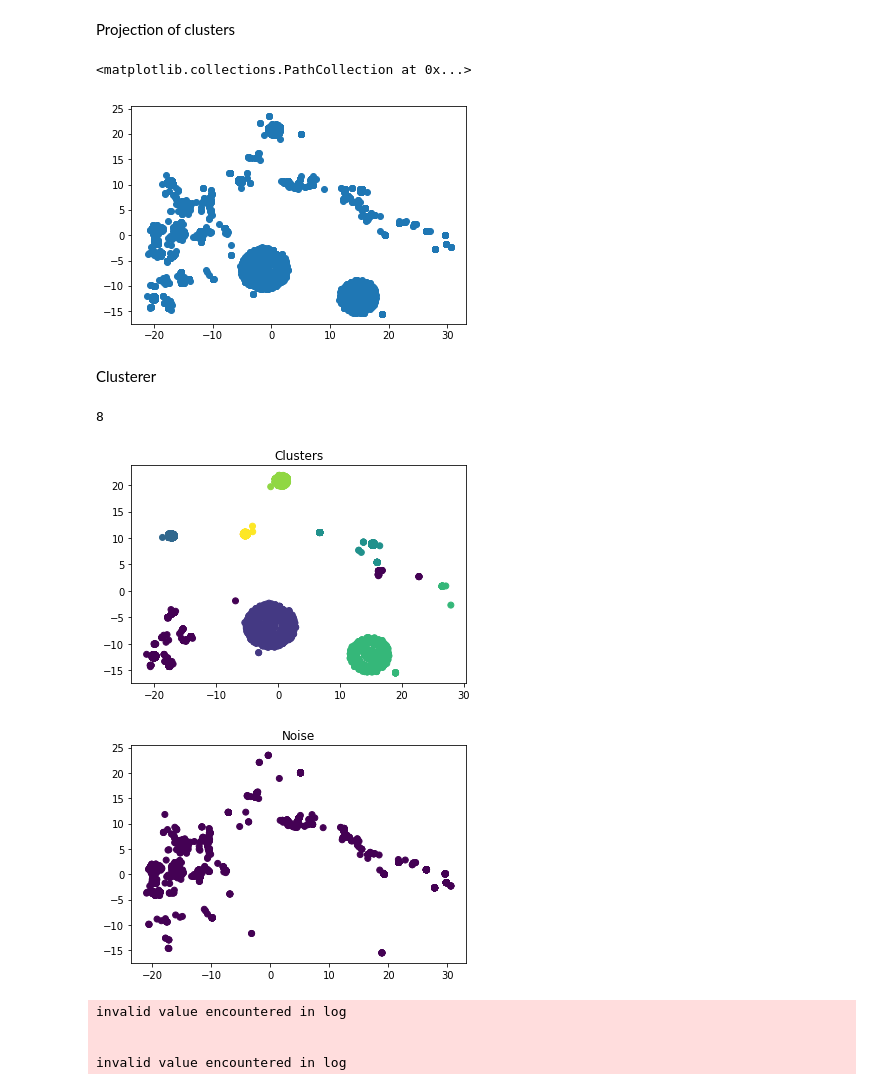
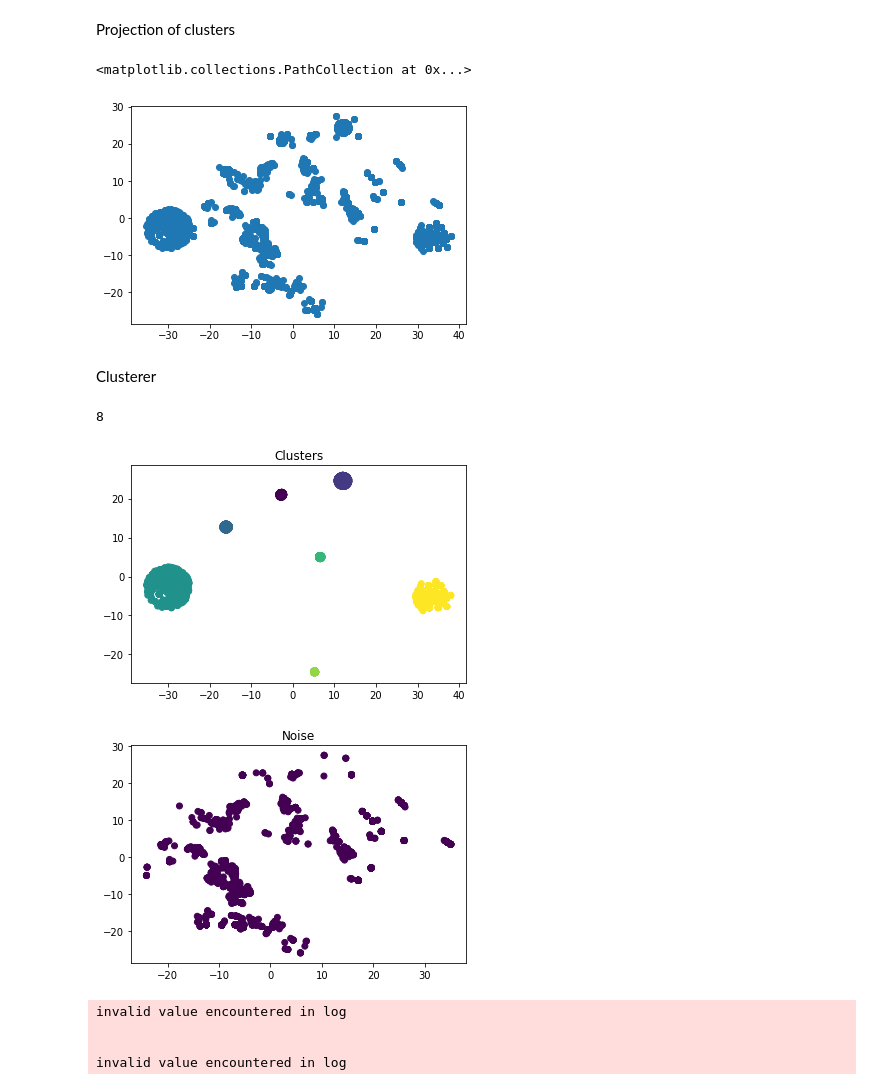
Before and after one commit to appintheair/retentioneering-framework, a Jupyter notebook: drafts/trajectory-simulator.ipynb, the cells around one changed output. Saved outputs shown, nothing was run; the diff lists cells and outputs as text; code cells hidden in the pictures.

Commit message:
delete multicoreTSNE and HDBSCAN, replace it with sklearn version

```diff
--- a/drafts/trajectory-simulator.ipynb
+++ b/drafts/trajectory-simulator.ipynb
@@ -93,36 +93,36 @@ countmap = analysis.calculate.calculate_frequency_map(df, settings)
 # %% [markdown]
 Projection of clusters
 # %%
-from MulticoreTSNE import MulticoreTSNE as TSNE
+from sklearn.manifold import TSNE
 from matplotlib import pyplot as plt
-% matplotlib inline
+%matplotlib inline
 
 
-tsne = TSNE(perplexity=100, n_jobs=8).fit_transform(countmap.values)
+tsne = TSNE(perplexity=100).fit_transform(countmap.values)
 plt.scatter(tsne[:, 0], tsne[:, 1])
 # %% [output]
 <matplotlib.collections.PathCollection at 0x...>
-[figure, old version]
+[figure, new version]
 # %% [markdown]
 Clusterer
 # %%
-from hdbscan import HDBSCAN
+from sklearn.cluster import DBSCAN
 
-hdbscan = HDBSCAN(alpha=6., min_cluster_size=150, )
-hdbscan.fit(countmap.values)
-print(len(set(hdbscan.labels_)))
+clusterer = DBSCAN(min_samples=100, n_jobs=-1)
+clusterer.fit(countmap.values)
+print(len(set(clusterer.labels_)))
 plt.title('Clusters')
-plt.scatter(tsne[hdbscan.labels_ != -1][:, 0], tsne[hdbscan.labels_ != -1][:, 1],
-            c=hdbscan.labels_[hdbscan.labels_ != -1])
+plt.scatter(tsne[clusterer.labels_ != -1][:, 0], tsne[clusterer.labels_ != -1][:, 1],
+            c=clusterer.labels_[clusterer.labels_ != -1])
 plt.show()
 plt.title('Noise')
-plt.scatter(tsne[hdbscan.labels_ == -1][:, 0], tsne[hdbscan.labels_ == -1][:, 1],
-            c=hdbscan.labels_[hdbscan.labels_ == -1])
+plt.scatter(tsne[clusterer.labels_ == -1][:, 0], tsne[clusterer.labels_ == -1][:, 1],
+            c=clusterer.labels_[clusterer.labels_ == -1])
 plt.show()
 # %% [output]
 8
-[figure, old version]
+[figure, new version]
-[figure, old version]
+[figure, new version]
 # %%
 def build_cluster_stats(df2, cluster, countmap, clusters):
     users = countmap[clusters == cluster].index.values
```
Also changed, not shown: parts of 5 cells of this notebook, 28 other files.
